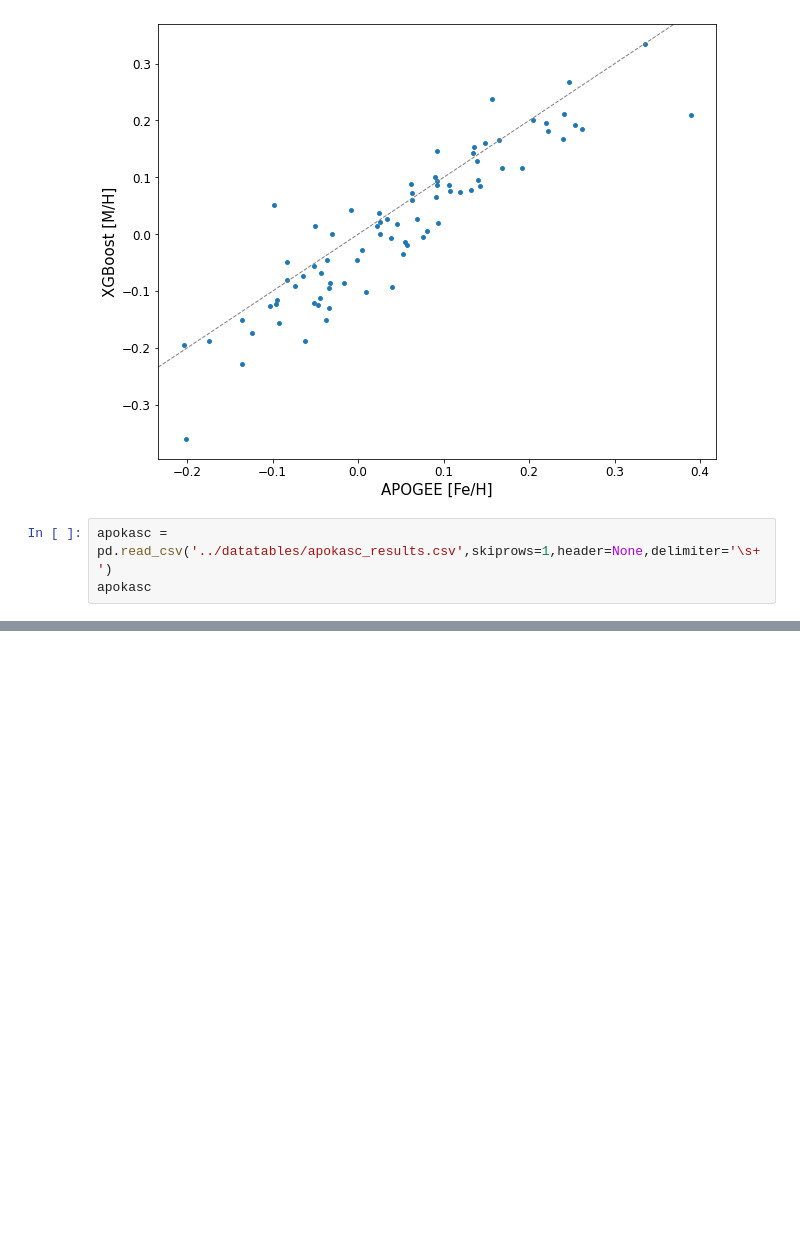
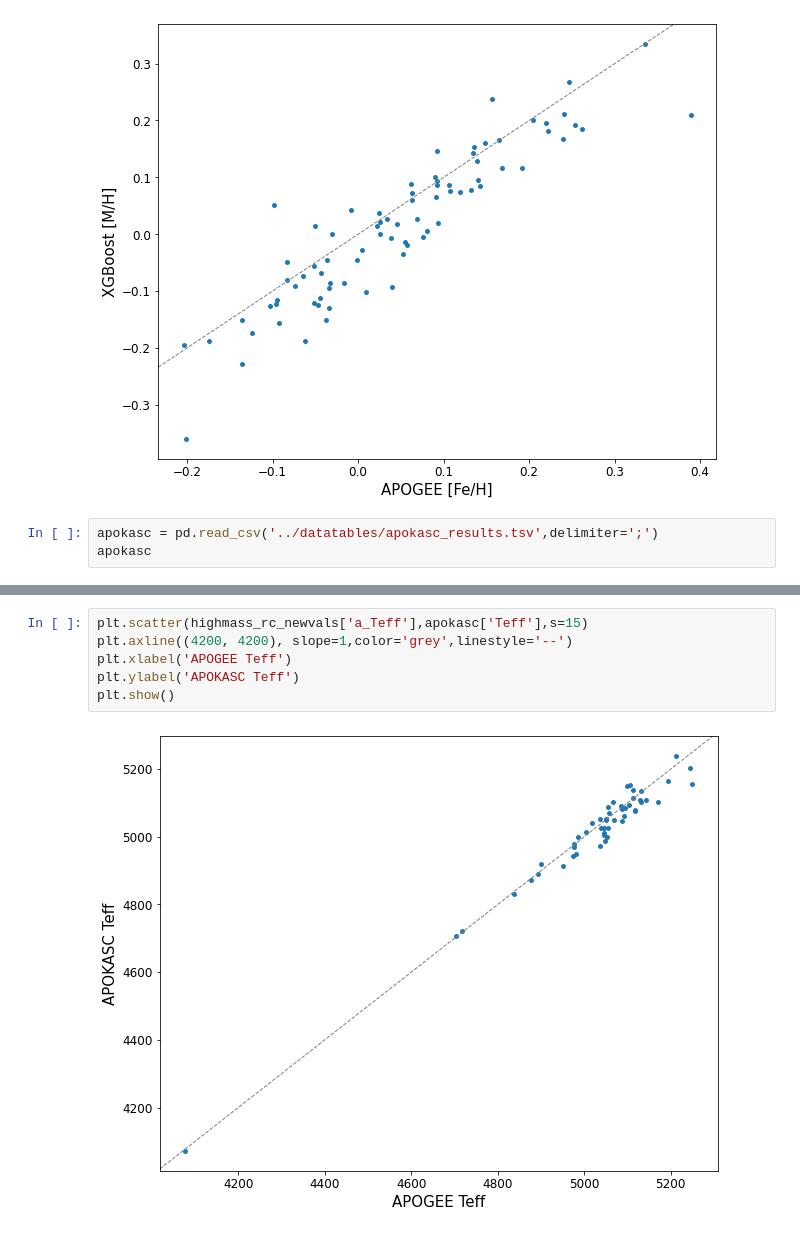
Before and after one commit to courtcraw/Notebooks, a Jupyter notebook: teff_comparisons.ipynb, the cells around one changed output, grey strips where cells are left out. Drawn from its saved outputs; the diff is of its cells as text; blank space fills up the shorter version.

```diff
--- a/teff_comparisons.ipynb
+++ b/teff_comparisons.ipynb
@@ -181,6 +181,6 @@ plt.show()
 # %% [output]
 [figure]
 # %%
-apokasc = pd.read_csv('../datatables/apokasc_results.csv',skiprows=1,header=None,delimiter='\s+')
+apokasc = pd.read_csv('../datatables/apokasc_results.tsv',delimiter=';')
 apokasc
 # %% [output]
@@ -187,0 +200,8 @@ ParserError: Error tokenizing data. C error: Expected 44 fields in line 3, saw 4
+# %%
+plt.scatter(highmass_rc_newvals['a_Teff'],apokasc['Teff'],s=15)
+plt.axline((4200, 4200), slope=1,color='grey',linestyle='--')
+plt.xlabel('APOGEE Teff')
+plt.ylabel('APOKASC Teff')
+plt.show()
+# %% [output]
+[figure, added]
```
Also changed, not shown: parts of 2 cells of this notebook, 3 other files.
